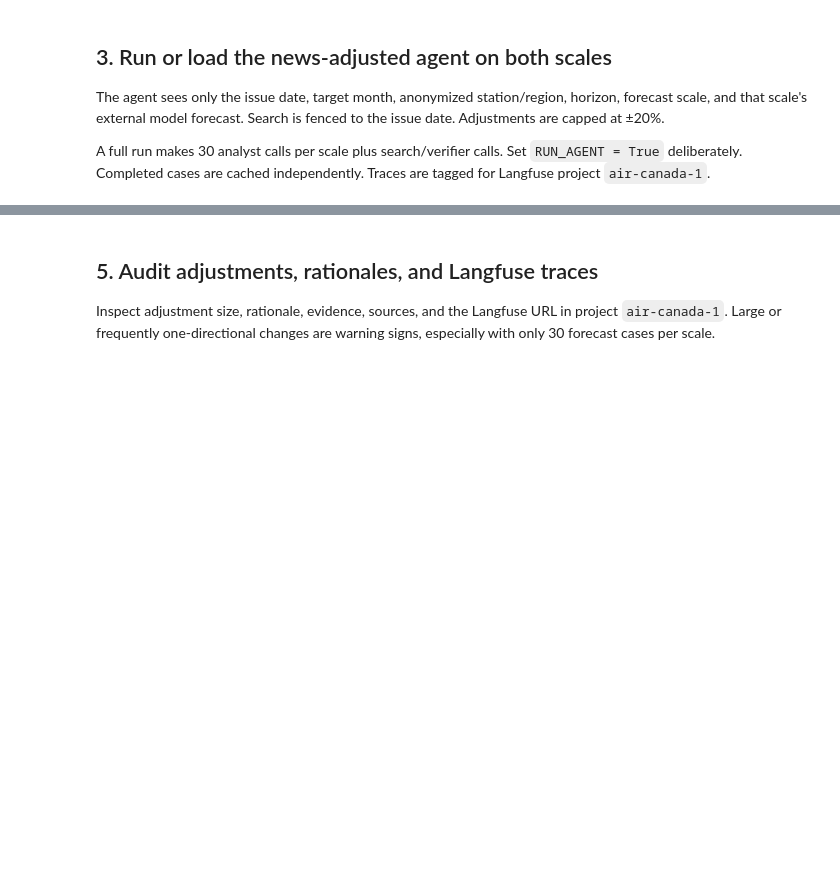
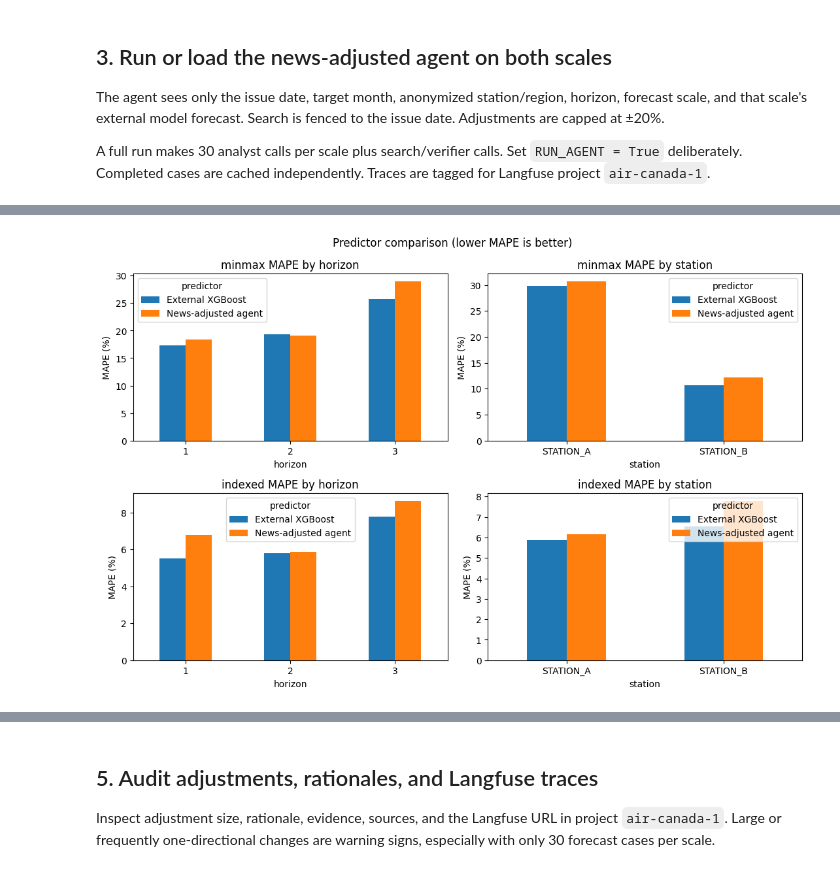
Before and after one commit to MLBgh/agentic-forecasting, a Jupyter notebook: implementations/ac_one/01_agentic_forecast_adjustment.ipynb, the cells around one changed output, grey strips where cells are left out. Saved outputs shown, nothing was run; the diff lists cells and outputs as text; code cells hidden in the pictures; blank space fills up the shorter version.

```diff
--- a/implementations/ac_one/01_agentic_forecast_adjustment.ipynb
+++ b/implementations/ac_one/01_agentic_forecast_adjustment.ipynb
@@ -15,6 +15,10 @@ There is no unsuffixed `forecast` or `actual` column. Both scales are run throug
 
 `horizon_date` is the forecast origin (issue month). The target month is `horizon_date` plus `month_horizon`.
 # %%
+# Pick up edits to ac_one/*.py without restarting the kernel.
+%load_ext autoreload
+%autoreload 2
+
 from pathlib import Path
 
 import pandas as pd
@@ -27,7 +31,8 @@ while not (ROOT / "implementations" / "ac_one").exists() and ROOT.parent != ROOT
 load_dotenv(ROOT / ".env", override=False)
 
 # Live agent calls use the Vector proxy and cutoff verifier. Keep False for a free Run All.
-RUN_AGENT = False
+RUN_AGENT = True
+# Set True to discard cached prediction artifacts under data/predictions/.
 FORCE_REFRESH = False
 RUN_TRACE_EVAL = True
 RUN_RATIONALE_JUDGE = False  # extra LLM calls; keep False for a free Run All
@@ -195,0 +249,25 @@ else:
+# %%
+import matplotlib.pyplot as plt
+
+by_horizon = metric_summary(scored, by=["horizon"])
+by_station = metric_summary(scored, by=["station"])
+scales = [scale for scale in FORECAST_SCALES if scale in set(scored["forecast_scale"])]
+fig, axes = plt.subplots(len(scales), 2, figsize=(11, 3.6 * max(len(scales), 1)), squeeze=False)
+for row, scale in enumerate(scales):
+    horizon_panel = by_horizon[by_horizon["forecast_scale"] == scale]
+    station_panel = by_station[by_station["forecast_scale"] == scale]
+    horizon_panel.pivot(index="horizon", columns="predictor", values="mape_pct").plot(
+        kind="bar", ax=axes[row, 0], rot=0
+    )
+    axes[row, 0].set_title(f"{scale} MAPE by horizon")
+    axes[row, 0].set_ylabel("MAPE (%)")
+    station_panel.pivot(index="station", columns="predictor", values="mape_pct").plot(
+        kind="bar", ax=axes[row, 1], rot=0
+    )
+    axes[row, 1].set_title(f"{scale} MAPE by station")
+    axes[row, 1].set_ylabel("MAPE (%)")
+fig.suptitle("Predictor comparison (lower MAPE is better)")
+fig.tight_layout()
+plt.show()
+# %% [output]
+[figure, added]
```
Also changed, not shown: parts of 18 cells of this notebook, 4 other files.
